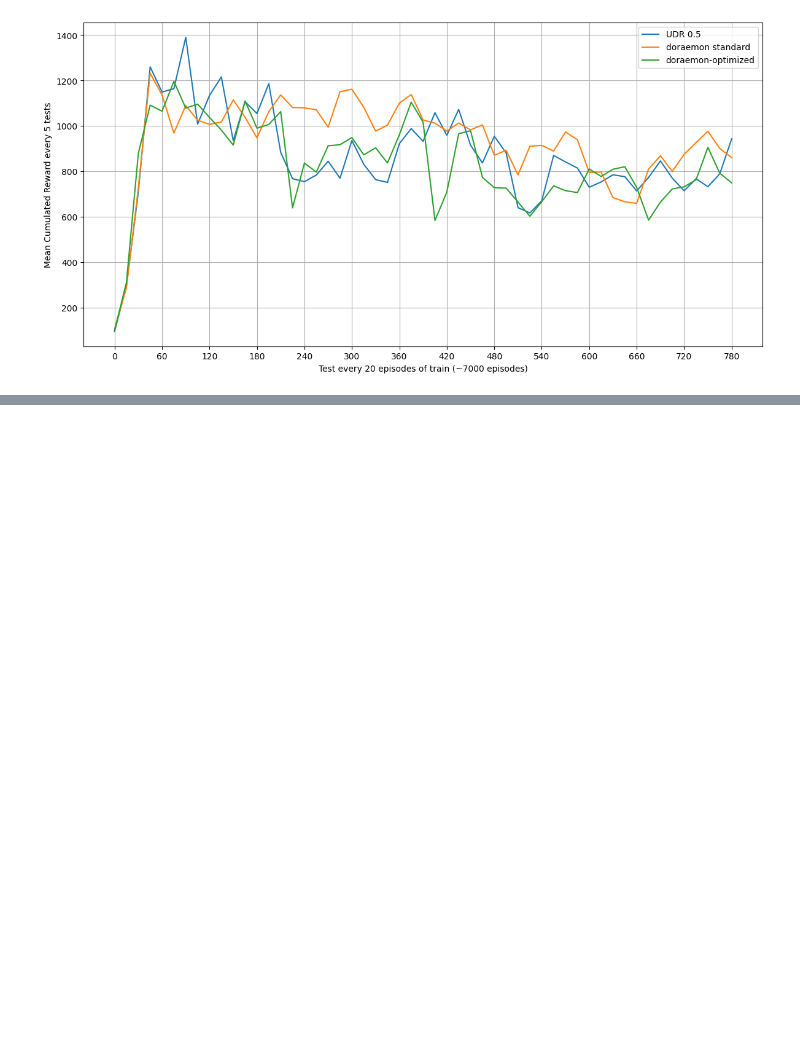
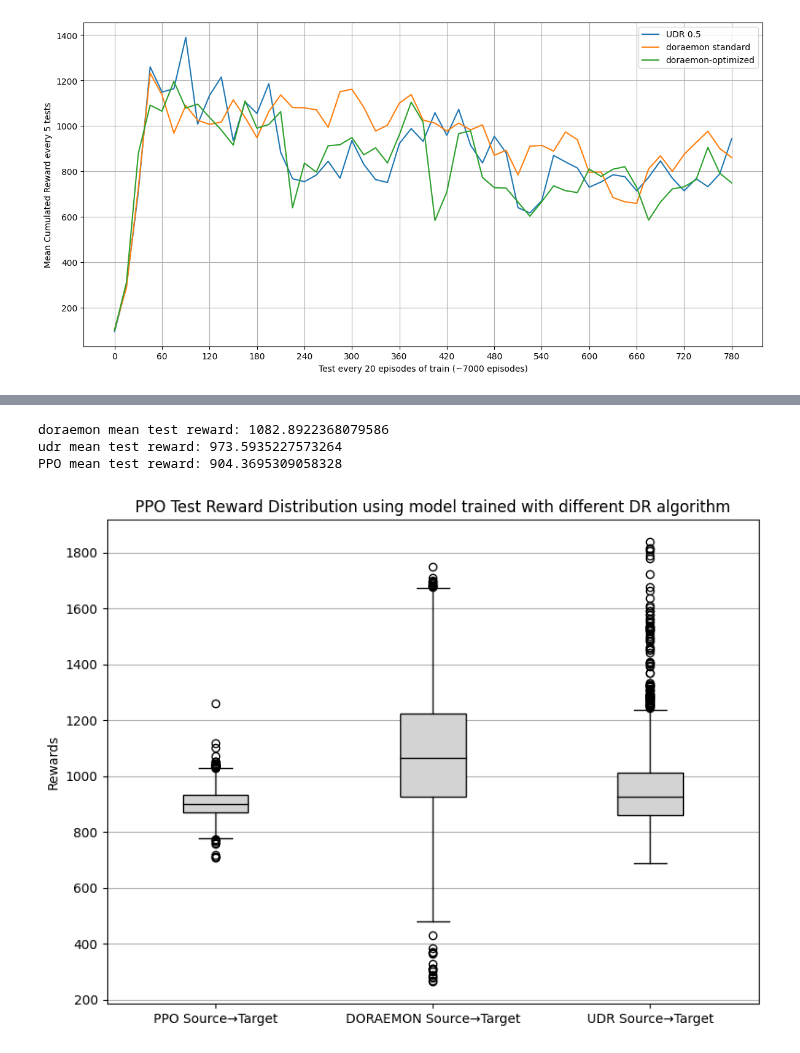
Before and after one commit to beppSpedicato/ReinforceLearning, a Jupyter notebook: ppo_doraemon.ipynb, the cells around one changed output, grey strips where cells are left out. Cells and saved outputs as stored; diff of their text form; code cells hidden in the pictures; blank space fills up the shorter version.

Commit message:
Doraemon with tests

```diff
--- a/ppo_doraemon.ipynb
+++ b/ppo_doraemon.ipynb
@@ -141,0 +190,36 @@ Mean test reward for doraemon-optimized: 829.7568623750891
+# %%
+import matplotlib.pyplot as plt
+
+print(f"doraemon mean test reward: {mean_doraemon_reward}")
+print(f"udr mean test reward: {mean_udr_reward}")
+print(f"PPO mean test reward: {mean_source_target_reward}")
+
+# Each reward array should be a 1D array or list of floats
+data = [
+    source_target_rewards,
+    doraemon_rewards,
+    udr_rewards
+]
+
+labels = [
+    'PPO Source→Target',
+    'DORAEMON Source→Target',
+    'UDR Source→Target'
+]
+
+plt.figure(figsize=(8, 6))
+
+plt.boxplot(data, labels=labels, patch_artist=True,
+            boxprops=dict(facecolor='lightgray'),
+            medianprops=dict(color='black'))
+
+plt.ylabel("Rewards")
+plt.title("PPO Test Reward Distribution using model trained with different DR algorithm")
+plt.grid(True, axis='y')
+plt.tight_layout()
+plt.show()
+# %% [output]
+doraemon mean test reward: 1082.8922368079586
+udr mean test reward: 973.5935227573264
+PPO mean test reward: 904.3695309058328
+[figure, added]
```
Also changed, not shown: parts of 3 cells of this notebook, 4 other files.
